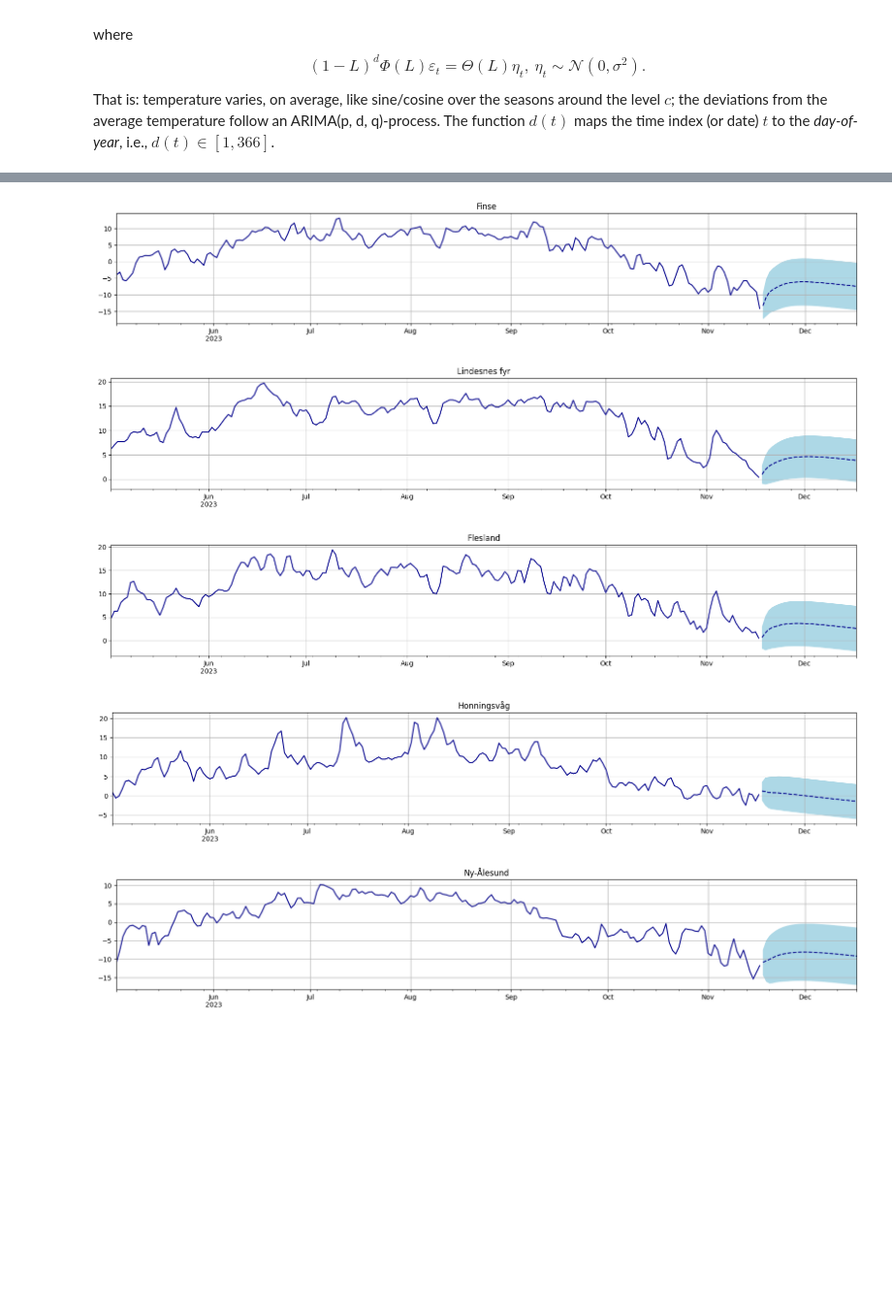
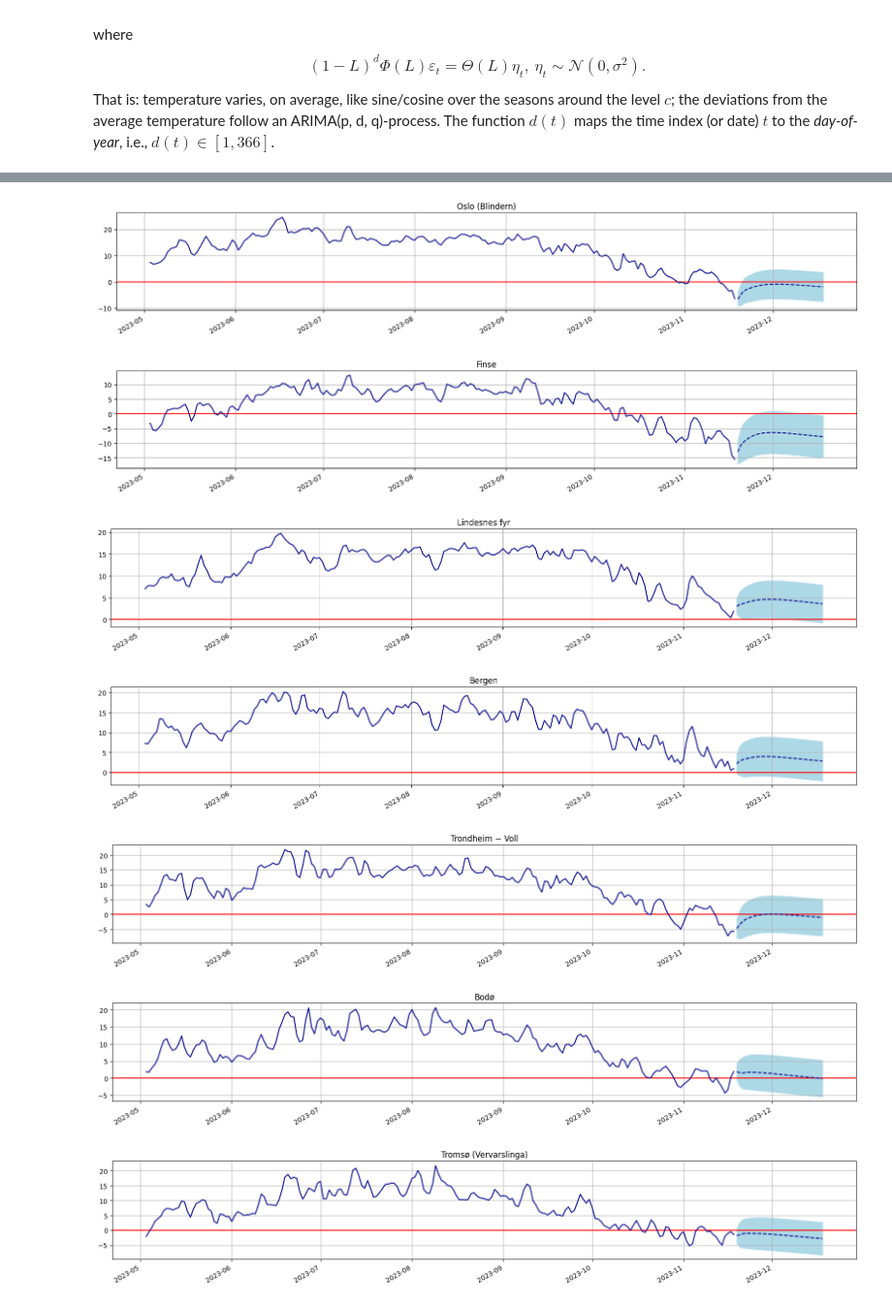
Before and after one commit to magnushelliesen/frost-weather-data, a Jupyter notebook: frost-weather-data.ipynb, the cells around one changed output, grey strips where cells are left out. Shown at 97% size. Drawn from its saved outputs; the diff is of its cells as text; code cells hidden in the pictures; blank space fills up the shorter version.

```diff
--- a/frost-weather-data.ipynb
+++ b/frost-weather-data.ipynb
@@ -47,6 +47,18 @@ def select_station(id):
     display(df_stations[df_stations['id'].isin(id)].T.style.hide(axis='columns'))
 # %% [output]
 interactive(children=(SelectMultiple(description='id', options={'Alta LH': 'SN93140', 'Andøya LH': 'SN87110', …
+# %%
+# Override widgets above, comment out if widget input is wanted
+stations = [
+    'SN50540',
+    'SN25830',
+    'SN41770',
+    'SN82290',
+    'SN99910',
+    'SN68860',
+    'SN90450',
+    'SN18700'
+]
 # %% [markdown]
 ## Showing locations on map
 # %%
@@ -94,7 +106,7 @@ endpoint = 'https://frost.met.no/observations/v0.jsonld'
 parameters = {
     'sources': ','.join(stations),
     'elements': 'mean(air_temperature P1D)',
-    'referencetime': f'2000-01-01/{date.today()}'
+    'referencetime': f'1990-01-01/{date.today()}'
 }
 
 r = requests.get(endpoint, parameters, auth=(credentials.get('credentials').get('client_id'),''))
@@ -136,6 +152,12 @@ df.tail()
 # Plot temperature time-series for selected stations
 for i, col in enumerate(df.columns):
     plt.figure(figsize=(20, 3))
-    df.iloc[:, i].plot(color='darkblue', xlabel='', grid=True, title=id_names.get(col))
+    plt.axhline(y=0, color='r', linestyle='-')
+    df.iloc[:, i].plot(
+        color='darkblue',
+        xlabel='',
+        grid=True,
+        title=id_names.get(col)
+        )
     plt.show()
 # %% [output]
@@ -165,7 +190,7 @@ df_exog['cos'] = np.cos(2*pi*df_exog.index.day_of_year/365.25)
 # Run an ARIMA(p,d,q) on all columns and store model ARIMA objects in a dict
 models = {}
 for col in df.columns:
-    model = ARIMA(df[col], exog=df_exog, order=(3,0,0), trend='c')
+    model = ARIMA(df[col], exog=df_exog, order=(0,0,7), trend='c')
     models[col] = model
 # %%
 # Make a dict comprehension that fits each of the ARIMA models
@@ -212,15 +237,31 @@ forecasts = forecast(30)
 # %%
 # Plot forecast and forecast interval
 for k, (col, val) in enumerate(forecasts.items()):
     plt.figure(figsize=(20, 3))
-    df.iloc[-200:, k].plot(color='darkblue', xlabel='', grid=True)
-    plt.fill_between(val.get('interval').index, val.get('interval').iloc[:, 0], val.get('interval').iloc[:, 1], color='lightblue')
-    val.get('forecast').plot(style='--', color='darkblue', xlabel='', grid=True)
+    plt.axhline(y=0, color='r', linestyle='-')
+    df.iloc[-200:, k].plot(
+        color='darkblue',
+        xlabel='',
+        grid=True
+        )
+    plt.fill_between(val.get('interval').index,
+                     val.get('interval').iloc[:, 0],
+                     val.get('interval').iloc[:, 1],
+                     color='lightblue'
+                     )
+    val.get('forecast').plot(
+        style='--',
+        color='darkblue',
+        xlabel='',
+        grid=True
+        )
     plt.title(id_names.get(col))
     plt.show()
 # %% [output]
-[figure, old version]
+[figure, new version]
-[figure, old version]
+[figure, new version]
-[figure, old version]
+[figure, new version]
-[figure, old version]
+[figure, new version]
-[figure, old version]
+[figure, new version]
+[figure, added]
+[figure, added]
```
Also changed, not shown: parts of 7 cells of this notebook.
